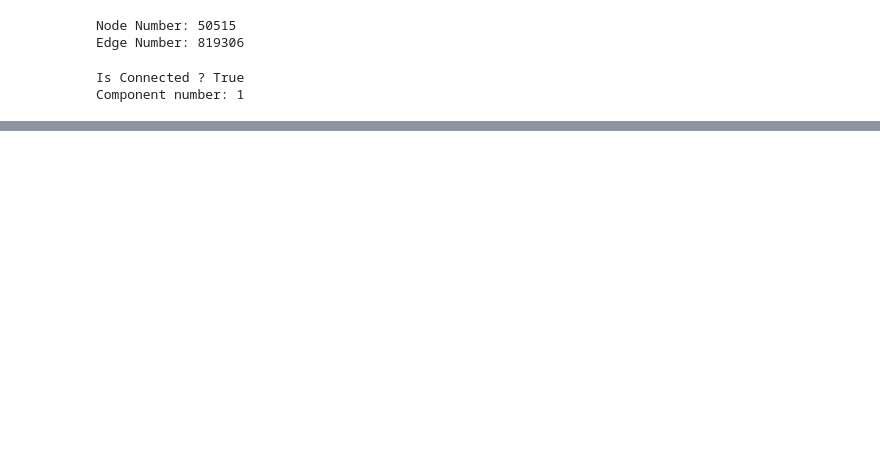
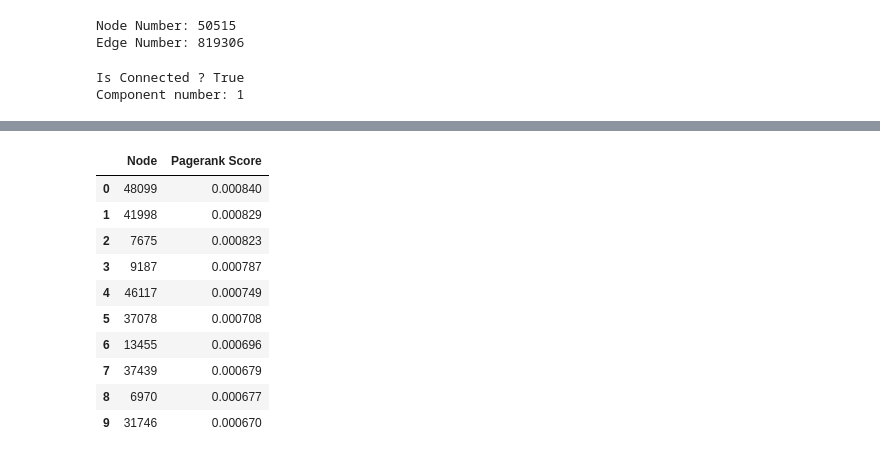
Before and after one commit to EmreKaya230/social-network-analysis-project, a Jupyter notebook: Data_driven_facebook.ipynb, the cells around one changed output, grey strips where cells are left out. Drawn from its saved outputs; the diff is of its cells as text; code cells hidden in the pictures; blank space fills up the shorter version.

```diff
--- a/Data_driven_facebook.ipynb
+++ b/Data_driven_facebook.ipynb
@@ -294,0 +124,15 @@ Spread (k=10): 470
+# %%
+top_df = pd.DataFrame(top_nodes[:10], columns=["Node", "Pagerank Score"])
+top_df
+# %% [output]
+|  | Node | Pagerank Score |
+| 0 | 48099 | 0.000840 |
+| 1 | 41998 | 0.000829 |
+| 2 | 7675 | 0.000823 |
+| 3 | 9187 | 0.000787 |
+| 4 | 46117 | 0.000749 |
+| 5 | 37078 | 0.000708 |
+| 6 | 13455 | 0.000696 |
+| 7 | 37439 | 0.000679 |
+| 8 | 6970 | 0.000677 |
+| 9 | 31746 | 0.000670 |
```
Also changed, not shown: parts of 40 cells of this notebook.
